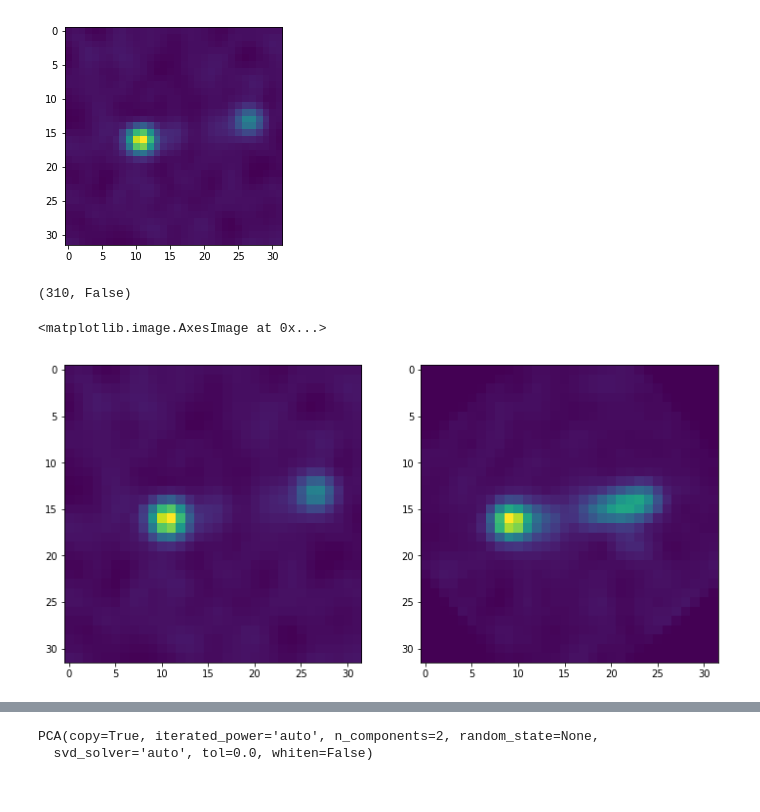
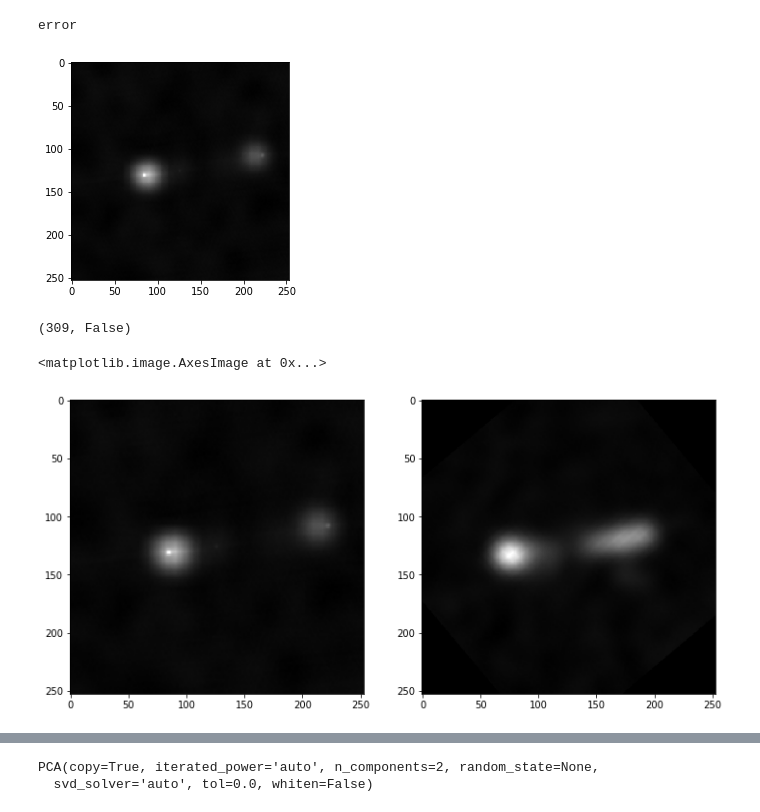
Before and after one commit to nottu/verano, a Jupyter notebook: notebook/procrustes test.ipynb, the cells around one changed output, grey strips where cells are left out. Drawn from its saved outputs; the diff is of its cells as text; code cells hidden in the pictures.

Commit message:
mix images

```diff
--- a/notebook/procrustes test.ipynb
+++ b/notebook/procrustes test.ipynb
@@ -1,25 +1,28 @@
 # %%
 %run radiomorpho.py
 # %%
-dirs  = ('101first_fit', '101nvss_fit')
-files = get_file_list(dirs[1], 'fit')
-# images = [readNormalizedImg(im) for im in files]
+dirs = ('101first_fit', '101nvss_fit')
+files = transpose_mtx([get_file_list(dirs[i], 'fit') for i in range(len(dirs))])
 images = []
+names = []
 for im in files:
     try:
-        img = readNormalizedImg(im)
+        img = readNormalizedImgMix(im[0], im[1])
         images.append(img)
+        names.append(im)
     except:
-        pass
+        print('error')
+# %% [output]
+error
 # %%
 def img_distance(im1, im2):
     dif = im1 - im2
     return np.linalg.norm(dif)
 # %%
-plt.imshow(images[0])
+plt.imshow(images[0], cmap='gray')
 plt.show()
 # %% [output]
-[figure, old version]
+[figure, new version]
 # %%
 from skimage.transform import rotate, rescale
 # %%
@@ -51,7 +54,7 @@ def min_size(images):
     return min_sz
 
 def reshape_images(images, sz):
-    return [rescale(im, (sz/im.shape[0], sz/im.shape[1])) for im in images]
+    return [rescale(im, (sz/im.shape[0], sz/im.shape[1]), mode='reflect') for im in images]
 # %%
 def min_size(images):
     min_sz = images[0].shape[0]
@@ -64,14 +67,14 @@ images_r = reshape_images(images, sz)
 # %%
 best_rotate_flip(images_r[0], images_r[1])
 # %% [output]
-(310, False)
+(309, False)
 # %%
 f, ax = plt.subplots(1, 2, figsize=(12,15))
-ax[0].imshow(images_r[0])
-ax[1].imshow(rotate(images_r[1],310))
+ax[0].imshow(images_r[0], cmap='gray')
+ax[1].imshow(rotate(images_r[1],310), cmap='gray')
 # %% [output]
 <matplotlib.image.AxesImage at 0x...>
-[figure, old version]
+[figure, new version]
 # %%
 %time
 def procrates_dist(images_r, n_iter = 5):
```
Also changed, not shown: parts of 8 cells of this notebook, 2 other files.
